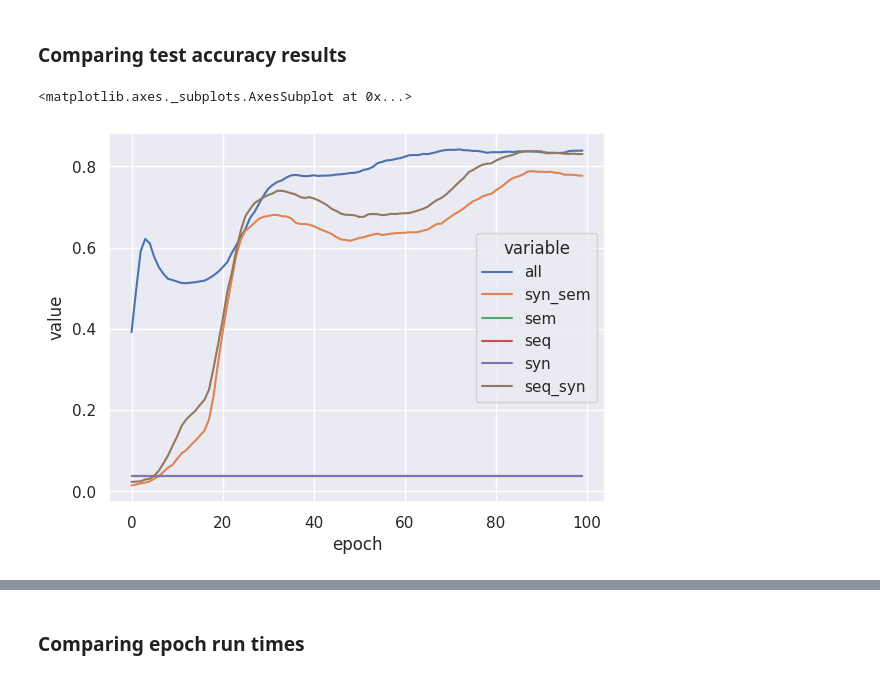
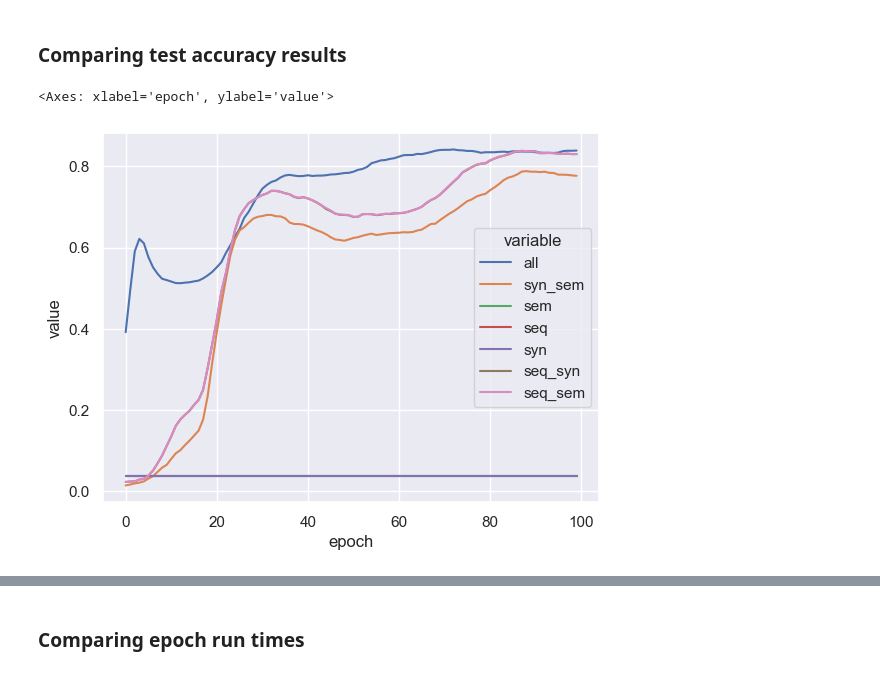
Before and after one commit to leonswl/ntu-msds-ai6103, a Jupyter notebook: notebooks/multi_graphs_ablation.ipynb, the cells around one changed output, grey strips where cells are left out. Cells and saved outputs as stored; diff of their text form; code cells hidden in the pictures.

Commit message:
Final edits on ablation and semantic results

```diff
--- a/notebooks/multi_graphs_ablation.ipynb
+++ b/notebooks/multi_graphs_ablation.ipynb
@@ -102,7 +81,7 @@ seq_df
 # %% [markdown]
 ### Loading results for using syntactic and semantic graphs
 # %%
-syn_sem_epoch_time, syn_sem_loss_res, syn_sem_acc_res = load_model_results(run_id='2024-04-15_22-27-01')
+syn_sem_epoch_time, syn_sem_loss_res, syn_sem_acc_res = load_all_results(run_id='run_2024-04-15_22-27-01')
 syn_sem_df, syn_sem_df_melted = concat_and_melt(syn_sem_epoch_time, syn_sem_loss_res, syn_sem_acc_res)
 syn_sem_df
 # %% [output]
@@ -122,7 +101,7 @@ syn_sem_df
 # %% [markdown]
 ### Loading results for using sequential and syntactic graphs
 # %%
-seq_syn_epoch_time, seq_syn_loss_res, seq_syn_acc_res = load_model_results(run_id='2024-04-15_22-49-40')
+seq_syn_epoch_time, seq_syn_loss_res, seq_syn_acc_res = load_all_results(run_id='run_2024-04-15_22-49-40')
 seq_syn_df, seq_syn_df_melted = concat_and_melt(seq_syn_epoch_time, seq_syn_loss_res, seq_syn_acc_res)
 seq_syn_df
 # %% [output]
@@ -142,7 +121,7 @@ seq_syn_df
 # %% [markdown]
 ### Loading results for using sequential and semantic graphs
 # %%
-seq_sem_epoch_time, seq_sem_loss_res, seq_sem_acc_res = load_model_results(run_id='2024-04-15_23-05-41')
+seq_sem_epoch_time, seq_sem_loss_res, seq_sem_acc_res = load_all_results(run_id='run_2024-04-15_23-05-41')
 seq_sem_df, seq_sem_df_melted = concat_and_melt(seq_sem_epoch_time, seq_sem_loss_res, seq_sem_acc_res)
 seq_sem_df
 # %% [output]
@@ -162,7 +141,7 @@ seq_sem_df
 # %% [markdown]
 ###  Load results for using all 3 graphs
 # %%
-all_epoch_time, all_loss_res, all_acc_res = load_model_results(run_id='2024-04-15_22-00-33')
+all_epoch_time, all_loss_res, all_acc_res = load_all_results(run_id='run_2024-04-15_22-00-33')
 all_df, all_df_melted = concat_and_melt(all_epoch_time, all_loss_res, all_acc_res)
 all_df
 # %% [output]
@@ -203,16 +182,17 @@ sns.lineplot(data=loss_res_df_melted, x='epoch',y='value',hue='variable')
 # %%
 acc_res_df = pd.concat(
     [all_acc_res.test_acc,
      syn_sem_acc_res.test_acc,
      sem_acc_res.test_acc,
      seq_acc_res.test_acc,
      syn_acc_res.test_acc,
-     seq_syn_acc_res.test_acc
+     seq_syn_acc_res.test_acc,
+     seq_sem_acc_res.test_acc
      ],axis=1).reset_index()
-acc_res_df.columns = ['epoch','all','syn_sem','sem','seq','syn','seq_syn']
+acc_res_df.columns = ['epoch','all','syn_sem','sem','seq','syn','seq_syn','seq_sem']
 acc_res_df_melted = acc_res_df.melt(id_vars='epoch')
 
 sns.lineplot(data=acc_res_df_melted, x='epoch',y='value',hue='variable')
 # %% [output]
-<matplotlib.axes._subplots.AxesSubplot at 0x...>
+<Axes: xlabel='epoch', ylabel='value'>
-[figure, old version]
+[figure, new version]
```
Also changed, not shown: parts of 31 cells of this notebook, 21 other files.
